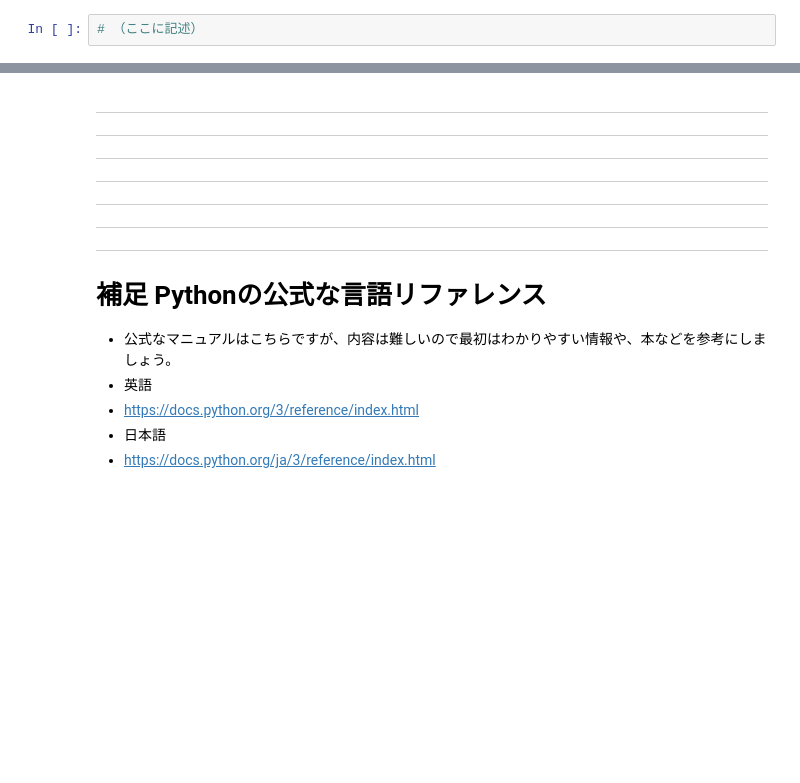
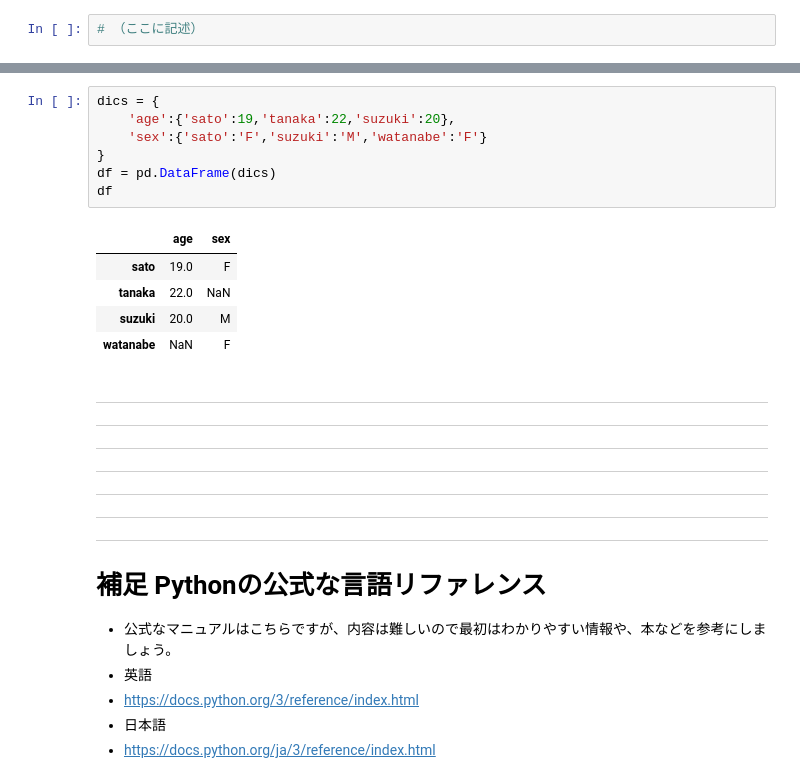
Before and after one commit to abenben/starproject-python, a Jupyter notebook: tutorial07.ipynb, the cells around one changed output, grey strips where cells are left out. Saved outputs shown, nothing was run; the diff lists cells and outputs as text; blank space fills up the shorter version.

```diff
--- a/tutorial07.ipynb
+++ b/tutorial07.ipynb
@@ -448,3 +549,16 @@ dtype: float64
+# %%
+dics = {
+    'age':{'sato':19,'tanaka':22,'suzuki':20},
+    'sex':{'sato':'F','suzuki':'M','watanabe':'F'}
+}
+df = pd.DataFrame(dics)
+df
+# %% [output]
+|  | age | sex |
+| sato | 19.0 | F |
+| tanaka | 22.0 | NaN |
+| suzuki | 20.0 | M |
+| watanabe | NaN | F |
 # %% [markdown]
 ---
 ---
```
Also changed, not shown: parts of 20 cells of this notebook.
